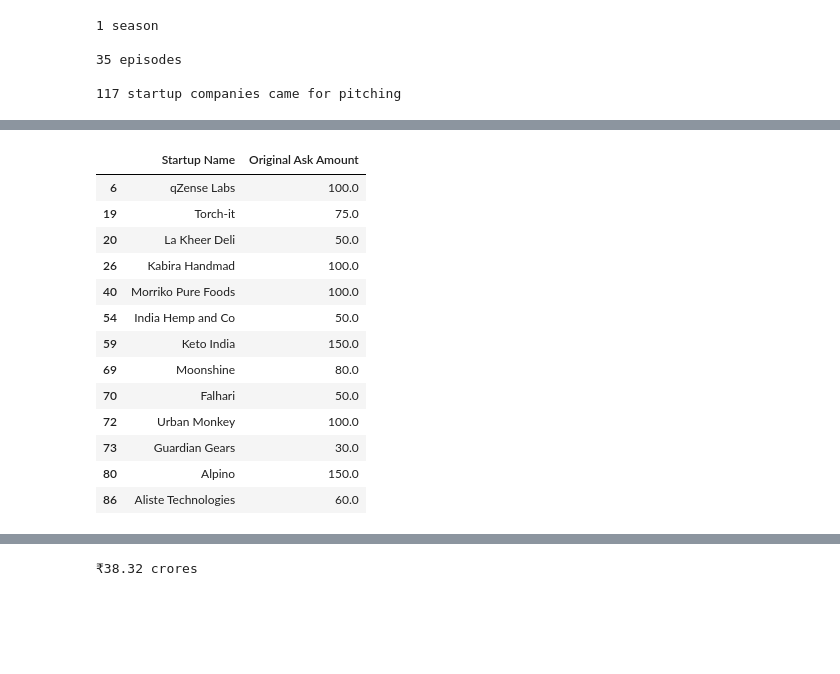
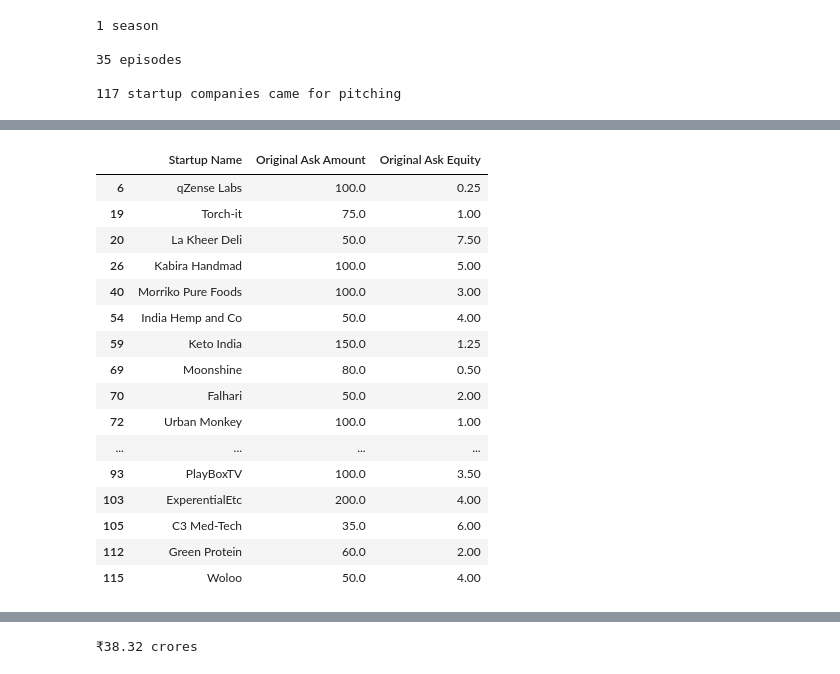
Before and after one commit to satya-thirumani/shark-tank-india, a Jupyter notebook: Shark Tank India Analysis.ipynb, the cells around one changed output, grey strips where cells are left out. Cells and saved outputs as stored; diff of their text form; code cells hidden in the pictures; blank space fills up the shorter version.

```diff
--- a/Shark Tank India Analysis.ipynb
+++ b/Shark Tank India Analysis.ipynb
@@ -256,21 +254,24 @@ Name: Accepted Offer, dtype: float64
 # %%
 # Offers rejected by pitchers
-shark_tank.loc[shark_tank['Accepted Offer']==0, ["Startup Name","Original Ask Amount"]]
+shark_tank.loc[shark_tank['Accepted Offer']==0, ["Startup Name","Original Ask Amount","Original Ask Equity"]]
 # %% [output]
-|  | Startup Name | Original Ask Amount |
-| 6 | qZense Labs | 100.0 |
-| 19 | Torch-it | 75.0 |
-| 20 | La Kheer Deli | 50.0 |
-| 26 | Kabira Handmad | 100.0 |
-| 40 | Morriko Pure Foods | 100.0 |
-| 54 | India Hemp and Co | 50.0 |
-| 59 | Keto India | 150.0 |
-| 69 | Moonshine | 80.0 |
-| 70 | Falhari | 50.0 |
-| 72 | Urban Monkey | 100.0 |
-| 73 | Guardian Gears | 30.0 |
-| 80 | Alpino | 150.0 |
-| 86 | Aliste Technologies | 60.0 |
+|  | Startup Name | Original Ask Amount | Original Ask Equity |
+| 6 | qZense Labs | 100.0 | 0.25 |
+| 19 | Torch-it | 75.0 | 1.00 |
+| 20 | La Kheer Deli | 50.0 | 7.50 |
+| 26 | Kabira Handmad | 100.0 | 5.00 |
+| 40 | Morriko Pure Foods | 100.0 | 3.00 |
+| 54 | India Hemp and Co | 50.0 | 4.00 |
+| 59 | Keto India | 150.0 | 1.25 |
+| 69 | Moonshine | 80.0 | 0.50 |
+| 70 | Falhari | 50.0 | 2.00 |
+| 72 | Urban Monkey | 100.0 | 1.00 |
+| ... | ... | ... | ... |
+| 93 | PlayBoxTV | 100.0 | 3.50 |
+| 103 | ExperentialEtc | 200.0 | 4.00 |
+| 105 | C3 Med-Tech | 35.0 | 6.00 |
+| 112 | Green Protein | 60.0 | 2.00 |
+| 115 | Woloo | 50.0 | 4.00 |
 # %%
 # Sum of investment amount asked by all startup companies, in Shark Tank, in India
 print(format_currency(shark_tank['Original Ask Amount'].sum()/100, 'INR', locale='en_IN').replace(".00", ""), "crores")
```
Also changed, not shown: parts of 49 cells of this notebook.
